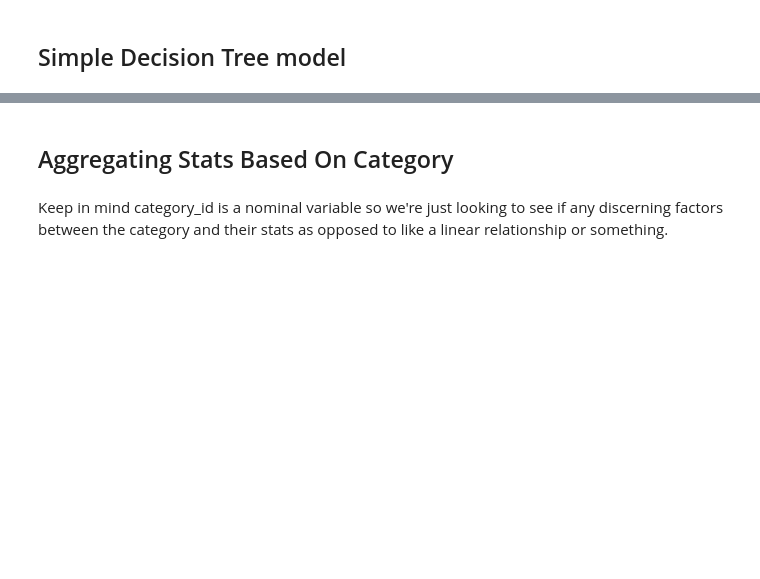
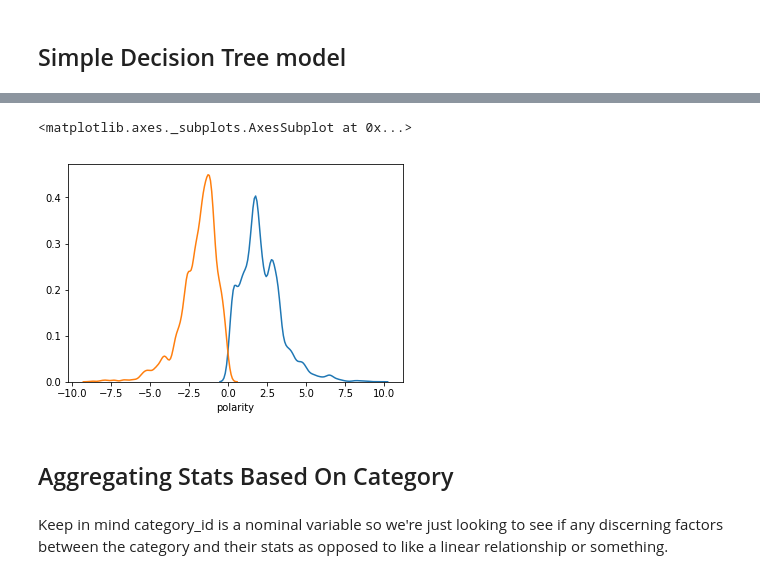
Before and after one commit to annyoo96/YoutubeTrendingClassifier, a Jupyter notebook: Tree_Joy.ipynb, the cells around one changed output, grey strips where cells are left out. Saved outputs shown, nothing was run; the diff lists cells and outputs as text; code cells hidden in the pictures; blank space fills up the shorter version.

```diff
--- a/Tree_Joy.ipynb
+++ b/Tree_Joy.ipynb
@@ -59,0 +139,12 @@ metrics.accuracy_score(y_test, y_pred)
+# %%
+# sum of the polarity of each title
+X_train_df['polarity'] = (
+    tidy_format
+    .merge(sent, how='left', left_on='word', right_index=True)
+    .reset_index()
+    .loc[:, ['index', 'polarity']]
+    .groupby('index')
+    .sum()
+    .fillna(0)
+)
+X_train_df.head()
@@ -59,0 +158,24 @@ metrics.accuracy_score(y_test, y_pred)
+# %%
+# positive/negative polarity data frame
+pos = X_train_df[X_train_df['polarity']>0]
+positive = pos.join(df2, on=pos.index)
+neg = X_train_df[X_train_df['polarity']<0]
+negative = neg.join(df2, on=neg.index)
+print("positive polarity:")
+display(positive.head())
+print("negative polarity:")
+display(negative.head())
+
+# positive polarity data description
+pos_desc = positive.likes.describe().astype(int).to_frame()
+pos_desc = pd.concat([pos_desc, positive.comment_count.describe().astype(int).to_frame()], axis = 1)
+pos_desc = pd.concat([pos_desc, positive.dislikes.describe().astype(int).to_frame()], axis = 1)
+print("positive polarity data description:")
+display(pos_desc)
+
+# negative polarity data description
+neg_desc = negative.likes.describe().astype(int).to_frame()
+neg_desc = pd.concat([neg_desc, negative.comment_count.describe().astype(int).to_frame()], axis = 1)
+neg_desc = pd.concat([neg_desc, negative.dislikes.describe().astype(int).to_frame()], axis = 1)
+print("negative polarity data description:")
+display(neg_desc)
@@ -60,3 +326,10 @@ metrics.accuracy_score(y_test, y_pred)
+# %%
+sns.distplot(positive['polarity'], hist=False)
+sns.distplot(negative['polarity'], hist=False)
+#, full_polarity['dislikes'], hue=full_polarity['category'])
+# %% [output]
+<matplotlib.axes._subplots.AxesSubplot at 0x...>
+[figure, added]
 # %% [markdown]
 ## Aggregating Stats Based On Category
 # %% [markdown]
```
Also changed, not shown: parts of 29 cells of this notebook, 1 other file.
